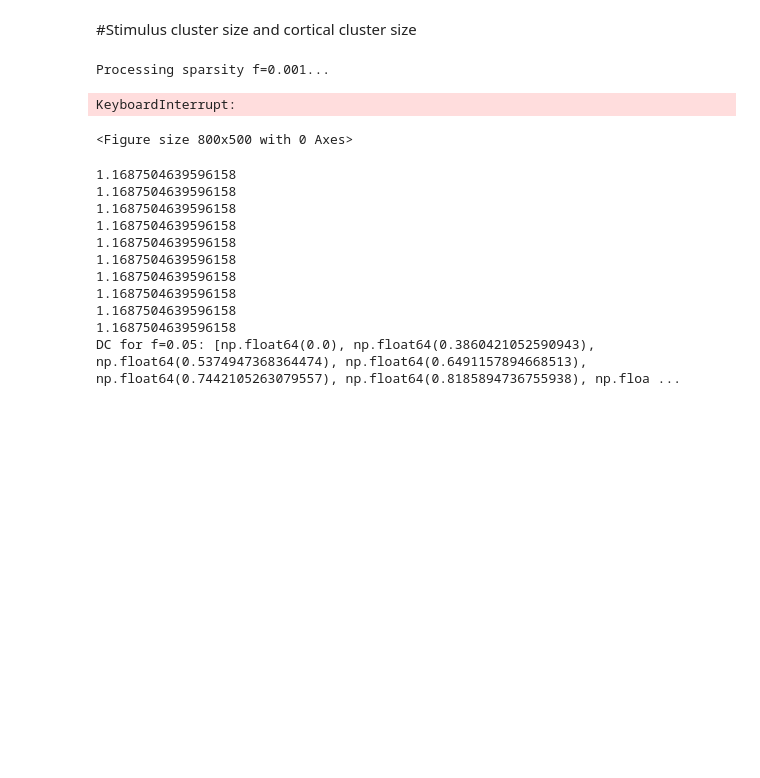
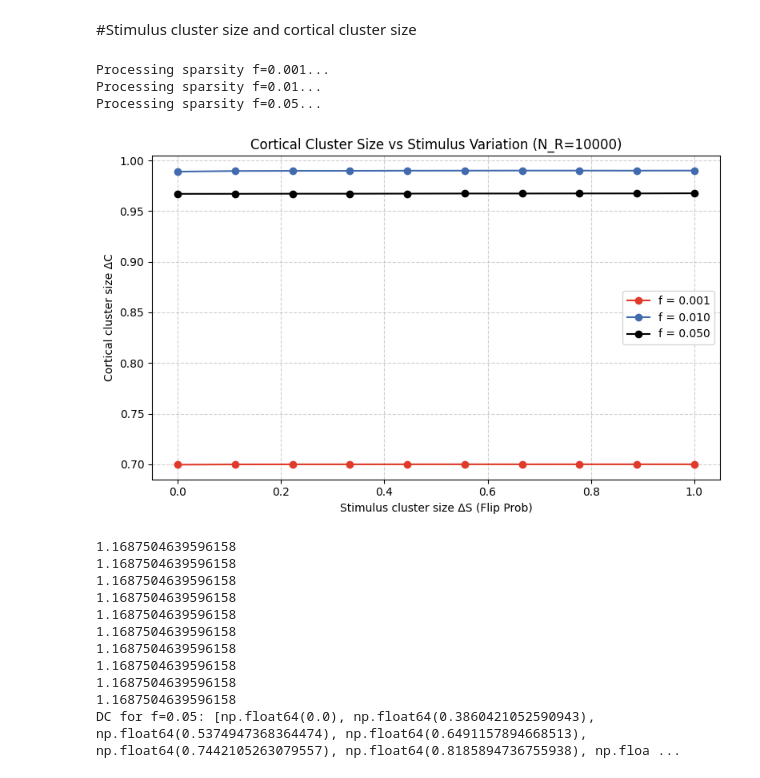
Before and after one commit to LetiziaC14/Neuroscience_Network_Models, a Jupyter notebook: FF_classification.ipynb, the cells around one changed output. Drawn from its saved outputs; the diff is of its cells as text; code cells hidden in the pictures; blank space fills up the shorter version.

```diff
--- a/FF_classification.ipynb
+++ b/FF_classification.ipynb
@@ -206,8 +206,8 @@ from delta_s import compute_delta_s
 np.random.seed(42)
 
 # Parameters
-P = 10         # Number of clusters
-V = 500        # Variations per pattern
+P = 1000         # Number of clusters
+V = 50        # Variations per pattern
 N_s = 1000     # Input neurons
 N_r = 10000     # Cortical neurons
 f_values = np.array([0.001, 0.01, 0.05])  # Different sparsity levels
@@ -231,35 +231,36 @@ for i, f in enumerate(f_values):
 
     for flip in flip_prob:
         # Generate noisy inputs
         noisy_patterns, _, _ = generate_variations(central_patterns, y, V, flip)
 
         # Compute Threshold for this sparsity level
         T = compute_global_threshold(central_patterns, noisy_patterns, J, f)
 
         # Compute Cortical Responses
         central_corticals, _ = compute_cortical_patterns(central_patterns, J, T)
         noisy_corticals, _ = compute_cortical_patterns(noisy_patterns, J, T)
 
         # Compute Delta C (Distance in cortical space)
         # Note: central_corticals[0] assumes P=1. If P>1, this logic needs adjustment.
         delta_c = compute_delta_c_1(central_corticals[0], noisy_corticals, f)
         DC.append(delta_c)
 
     # Plotting for this specific f value
     # Use standard plot first, verify logic, then customize
     plt.plot(DS_values, DC, marker='o', color=colors[i % len(colors)], label=f"f = {f:.3f}")
 # Final Plot Formatting
 plt.title(f"Cortical Cluster Size vs Stimulus Variation (N_R={N_r})")
 plt.xlabel("Stimulus cluster size ΔS (Flip Prob)")
 plt.ylabel("Cortical cluster size ΔC")
 plt.grid(True, linestyle='--', alpha=0.6)
 plt.legend()
 plt.tight_layout()
 plt.show()
 # %% [output]
 Processing sparsity f=0.001...
+Processing sparsity f=0.01...
+Processing sparsity f=0.05...
-KeyboardInterrupt:
-<Figure size 800x500 with 0 Axes>
+[figure, added]
 # %%
 import numpy as np
 import matplotlib.pyplot as plt
```
Also changed, not shown: parts of 2 cells of this notebook, 1 other file.
